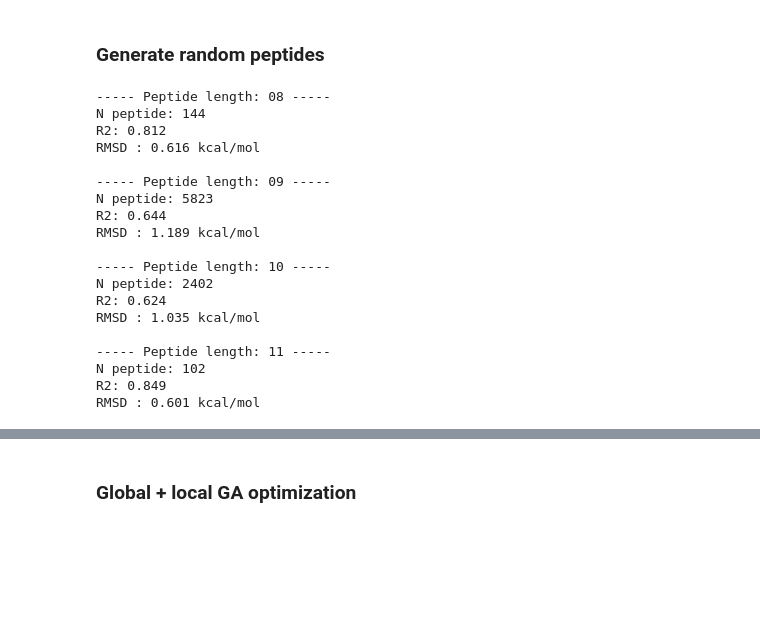
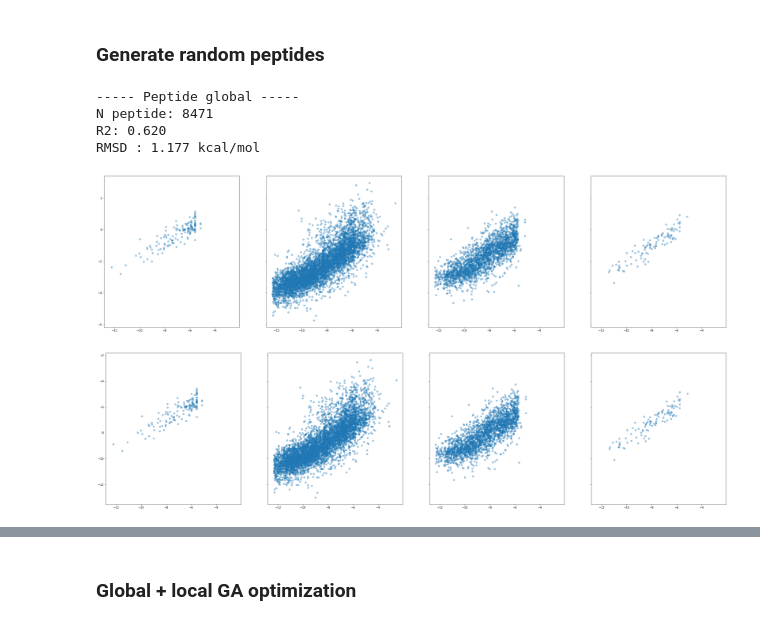
Before and after one commit to jeeberhardt/mobius, a Jupyter notebook: data/helm_ga/Untitled2.ipynb, the cells around one changed output, grey strips where cells are left out. Cells and saved outputs as stored; diff of their text form; code cells hidden in the pictures; blank space fills up the shorter version.

Commit message:
Fix bugs in mhci linear regression model

```diff
--- a/data/helm_ga/Untitled2.ipynb
+++ b/data/helm_ga/Untitled2.ipynb
@@ -693,28 +684,39 @@ class HELMGeneticOperators:
 # %% [markdown]
 ### Generate random peptides
 # %%
-pssm_files = ['../mhc/IEDB_MHC_I-2.9_matx_smm_smmpmbec/smm_matrix/HLA-A-02:01-8.txt',
-              '../mhc/IEDB_MHC_I-2.9_matx_smm_smmpmbec/smm_matrix/HLA-A-02:01-9.txt',
-              '../mhc/IEDB_MHC_I-2.9_matx_smm_smmpmbec/smm_matrix/HLA-A-02:01-10.txt',
-              '../mhc/IEDB_MHC_I-2.9_matx_smm_smmpmbec/smm_matrix/HLA-A-02:01-11.txt']
-mps = MHCIPeptideScorer(pssm_files, mhci)
+pssm_files = ['../mhc/IEDB_MHC_I-2.9_matx_smm_smmpmbec/smmpmbec_matrix/HLA-A-02:01-8.txt',
+              '../mhc/IEDB_MHC_I-2.9_matx_smm_smmpmbec/smmpmbec_matrix/HLA-A-02:01-9.txt',
+              '../mhc/IEDB_MHC_I-2.9_matx_smm_smmpmbec/smmpmbec_matrix/HLA-A-02:01-10.txt',
+              '../mhc/IEDB_MHC_I-2.9_matx_smm_smmpmbec/smmpmbec_matrix/HLA-A-02:01-11.txt']
+mps = MHCIPeptideScorer(pssm_files, mhci, energy_cutoff=999)
 # %% [output]
------ Peptide length: 08 -----
-N peptide: 144
-R2: 0.812
-RMSD : 0.616 kcal/mol
-
------ Peptide length: 09 -----
-N peptide: 5823
-R2: 0.644
-RMSD : 1.189 kcal/mol
-
------ Peptide length: 10 -----
-N peptide: 2402
-R2: 0.624
-RMSD : 1.035 kcal/mol
-
------ Peptide length: 11 -----
-N peptide: 102
-R2: 0.849
-RMSD : 0.601 kcal/mol
+----- Peptide global -----
+N peptide: 8471
+R2: 0.620
+RMSD : 1.177 kcal/mol
+# %%
+fig, axarr = plt.subplots(1, 4, sharex=True, sharey=True, figsize=(40, 10))
+
+for i, size in enumerate([8, 9, 10, 11]):
+    y_score = mps.score(mhci[mhci['length'] == size]['sequence'])
+    y_exp = mhci[mhci['length'] == size]['energy']
+    axarr[i].scatter(y_exp, y_score, alpha=0.4)
+
+ax.set_xlabel('Exp. energy', fontsize=20)
+ax.set_ylabel('PSSM. energy', fontsize=20)
+plt.show()
+# %% [output]
+[figure, added]
+# %%
+fig, axarr = plt.subplots(1, 4, sharex=True, sharey=True, figsize=(40, 10))
+
+for i, size in enumerate([8, 9, 10, 11]):
+    y_pred = mps.predict_energy(mhci[mhci['length'] == size]['sequence'])
+    y_exp = mhci[mhci['length'] == size]['energy']
+    axarr[i].scatter(y_exp, y_pred, alpha=0.4)
+
+ax.set_xlabel('Exp. energy', fontsize=20)
+ax.set_ylabel('Pred. energy', fontsize=20)
+plt.show()
+# %% [output]
+[figure, added]
```
Also changed, not shown: parts of 15 cells of this notebook, 9 other files.
